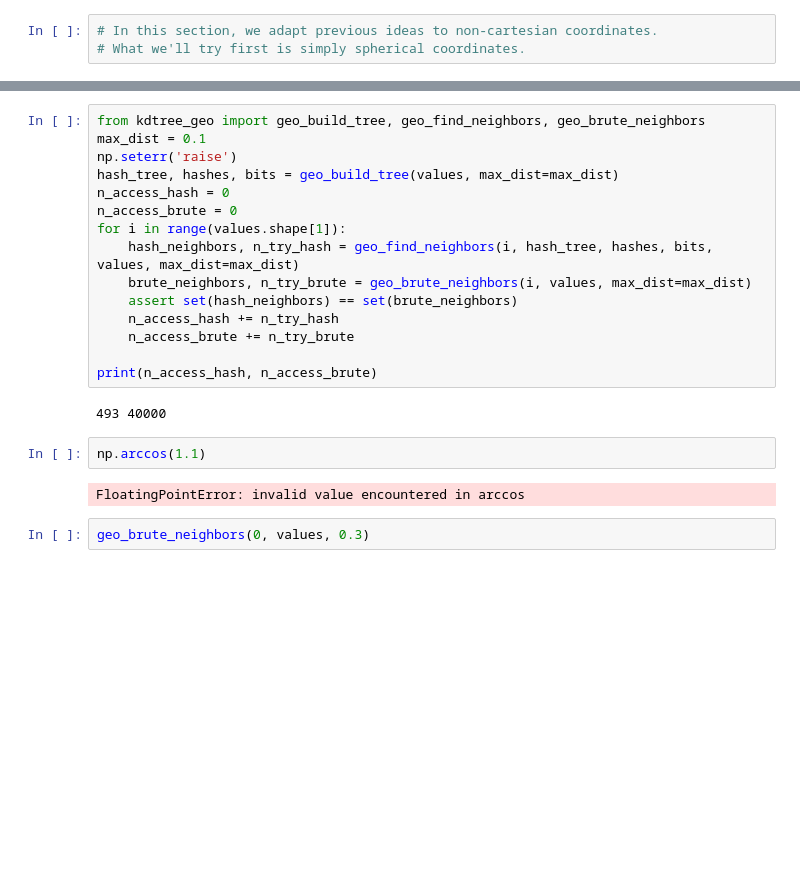
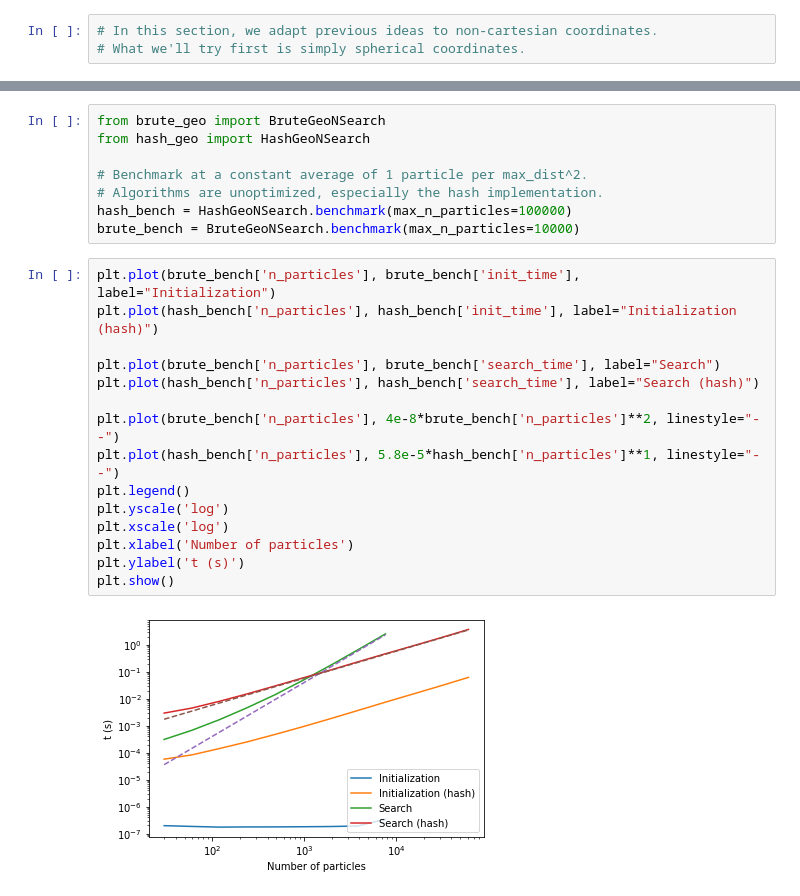
Before and after one commit to qubixes/parcels, a Jupyter notebook: examples/kdtree.ipynb, the cells around one changed output, grey strips where cells are left out. Cells and saved outputs as stored; diff of their text form; blank space fills up the shorter version.

Commit message:
Add some benchmarks + refactor

```diff
--- a/examples/kdtree.ipynb
+++ b/examples/kdtree.ipynb
@@ -395,26 +395,28 @@ plt.scatter(long, lat)
 plt.show()
 # %% [output]
 [figure]
-# %%
-from kdtree_geo import geo_build_tree, geo_find_neighbors, geo_brute_neighbors
-max_dist = 0.1
-np.seterr('raise')
-hash_tree, hashes, bits = geo_build_tree(values, max_dist=max_dist)
-n_access_hash = 0
-n_access_brute = 0
-for i in range(values.shape[1]):
-    hash_neighbors, n_try_hash = geo_find_neighbors(i, hash_tree, hashes, bits, values, max_dist=max_dist)
-    brute_neighbors, n_try_brute = geo_brute_neighbors(i, values, max_dist=max_dist)
-    assert set(hash_neighbors) == set(brute_neighbors)
-    n_access_hash += n_try_hash
-    n_access_brute += n_try_brute
-
-print(n_access_hash, n_access_brute)
-# %% [output]
-493 40000
-# %%
-np.arccos(1.1)
-# %% [output]
-FloatingPointError: invalid value encountered in arccos
-# %%
-geo_brute_neighbors(0, values, 0.3)
+# %%
+from brute_geo import BruteGeoNSearch
+from hash_geo import HashGeoNSearch
+
+# Benchmark at a constant average of 1 particle per max_dist^2.
+# Algorithms are unoptimized, especially the hash implementation.
+hash_bench = HashGeoNSearch.benchmark(max_n_particles=100000)
+brute_bench = BruteGeoNSearch.benchmark(max_n_particles=10000)
+# %%
+plt.plot(brute_bench['n_particles'], brute_bench['init_time'], label="Initialization")
+plt.plot(hash_bench['n_particles'], hash_bench['init_time'], label="Initialization (hash)")
+
+plt.plot(brute_bench['n_particles'], brute_bench['search_time'], label="Search")
+plt.plot(hash_bench['n_particles'], hash_bench['search_time'], label="Search (hash)")
+
+plt.plot(brute_bench['n_particles'], 4e-8*brute_bench['n_particles']**2, linestyle="--")
+plt.plot(hash_bench['n_particles'], 5.8e-5*hash_bench['n_particles']**1, linestyle="--")
+plt.legend()
+plt.yscale('log')
+plt.xscale('log')
+plt.xlabel('Number of particles')
+plt.ylabel('t (s)')
+plt.show()
+# %% [output]
+[figure, added]
```
Also changed, not shown: parts of 1 cell of this notebook, 5 other files.
